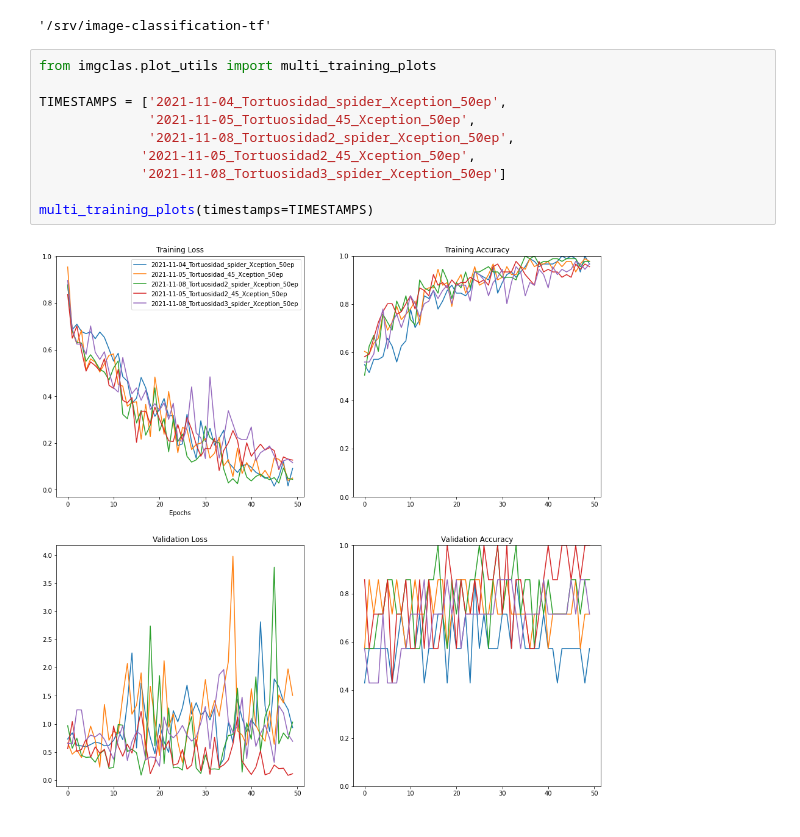
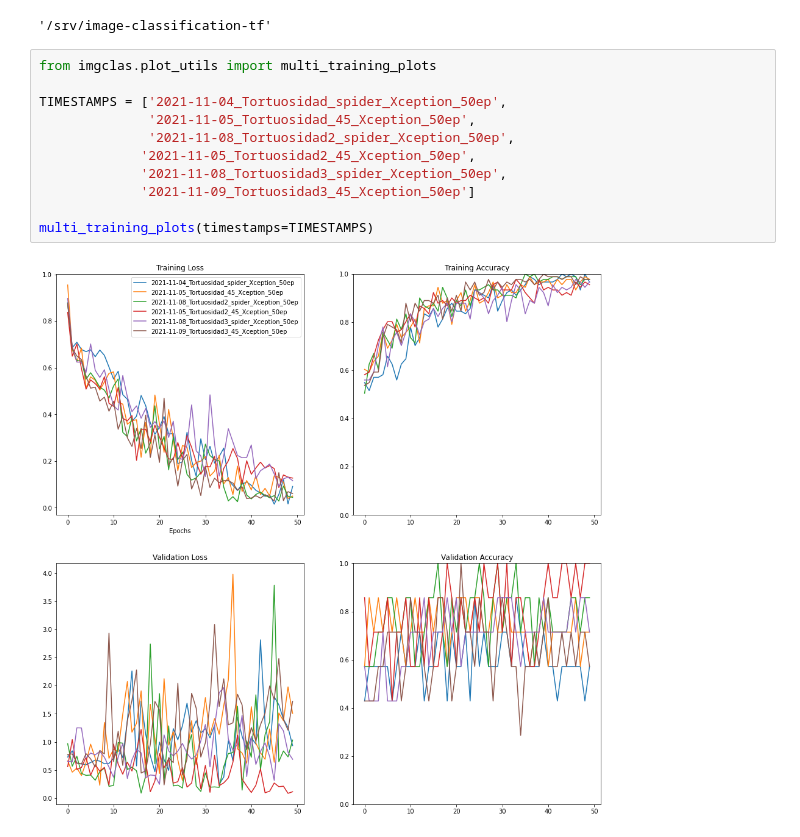
Before and after one commit to MiriamCobo/CoronaryArteries, a Jupyter notebook: notebooks/2.0-Model_training.ipynb, the cells around one changed output. Drawn from its saved outputs; the diff is of its cells as text.

```diff
--- a/notebooks/2.0-Model_training.ipynb
+++ b/notebooks/2.0-Model_training.ipynb
@@ -98,12 +98,13 @@ pwd
 # %%
 from imgclas.plot_utils import multi_training_plots
 
 TIMESTAMPS = ['2021-11-04_Tortuosidad_spider_Xception_50ep',
               '2021-11-05_Tortuosidad_45_Xception_50ep',
               '2021-11-08_Tortuosidad2_spider_Xception_50ep',
              '2021-11-05_Tortuosidad2_45_Xception_50ep',
-             '2021-11-08_Tortuosidad3_spider_Xception_50ep']
+             '2021-11-08_Tortuosidad3_spider_Xception_50ep',
+             '2021-11-09_Tortuosidad3_45_Xception_50ep']
 
 multi_training_plots(timestamps=TIMESTAMPS)
 # %% [output]
-[figure, old version]
+[figure, new version]
```
Also changed, not shown: parts of 3 cells of this notebook, 5 other files.
